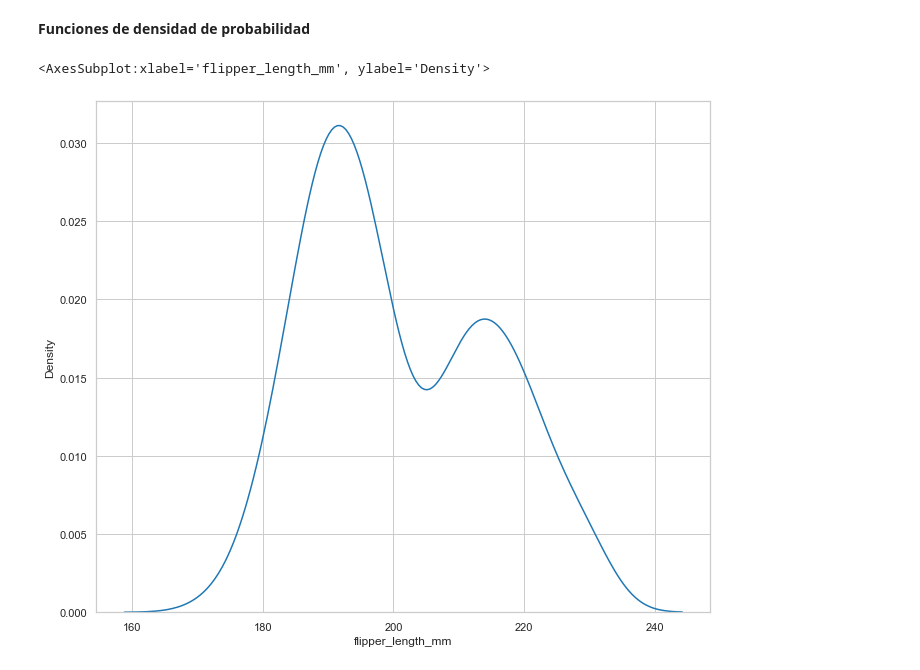
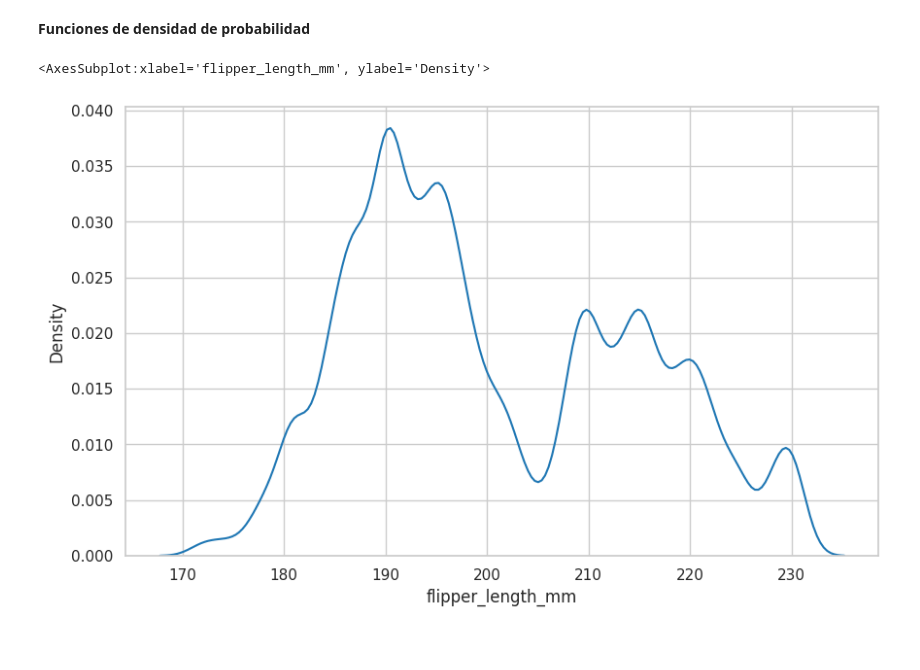
Before and after one commit to miguelfsosa/exploratory_analisis_penguin, a Jupyter notebook: Analisis_Exploratorio.ipynb, the cells around one changed output. Drawn from its saved outputs; the diff is of its cells as text; code cells hidden in the pictures; blank space fills up the shorter version.

```diff
--- a/Analisis_Exploratorio.ipynb
+++ b/Analisis_Exploratorio.ipynb
@@ -42,7 +42,7 @@ import session_info
 %matplotlib inline
 sns.set_style(style='whitegrid')
 sns.set_context(context='notebook')
-plt.rcParams['figure.figsize'] = (11, 9.4)
+plt.rcParams['figure.figsize'] = (10, 6)
 
 penguin_color = {
     'Adelie': '#ff6602ff',
@@ -832,9 +832,10 @@ sns.ecdfplot(
 # %%
 sns.kdeplot(
     data = process_penguin_df,
     x = 'flipper_length_mm',
-    #hue = 'species'
+    #hue = 'species',
+    bw_method = 0.1 #Modifica el ancho de la banda
 )
 # %% [output]
 <AxesSubplot:xlabel='flipper_length_mm', ylabel='Density'>
-[figure, old version]
+[figure, new version]
```
Also changed, not shown: parts of 29 cells of this notebook.
